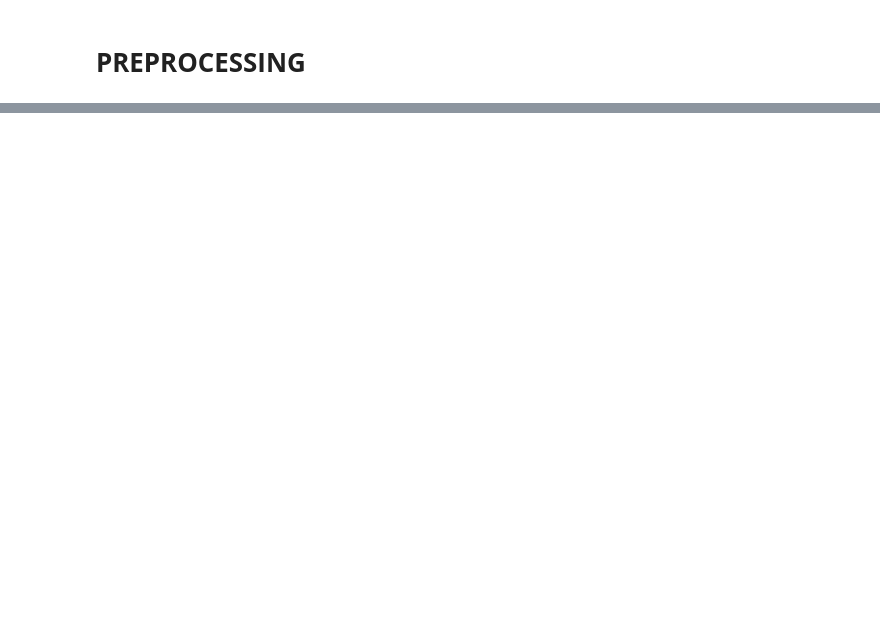
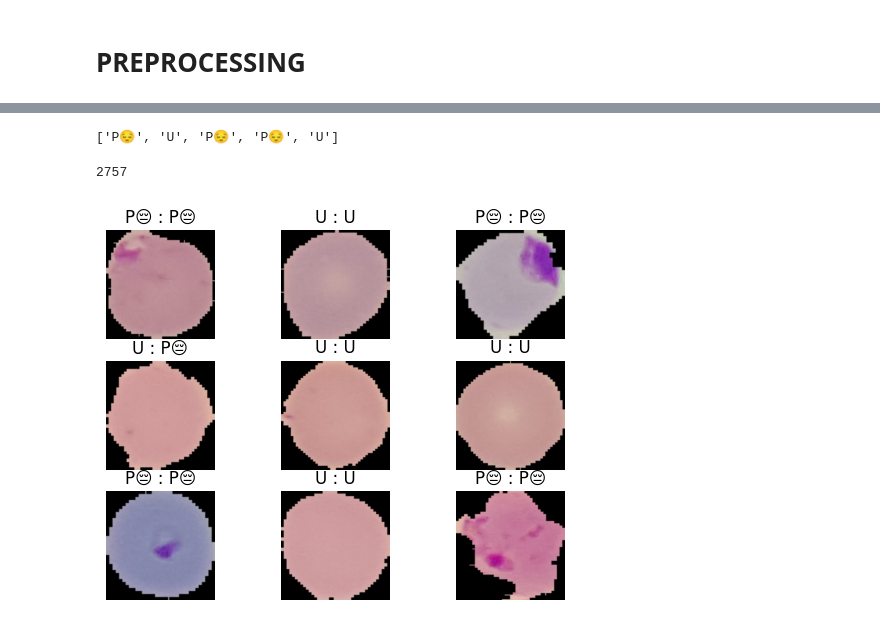
Before and after one commit to Venchislav/Neural-Networks, a Jupyter notebook: CV/Malaria_Diagnosis.ipynb, the cells around one changed output, grey strips where cells are left out. Cells and saved outputs as stored; diff of their text form; code cells hidden in the pictures; blank space fills up the shorter version.

```diff
--- a/CV/Malaria_Diagnosis.ipynb
+++ b/CV/Malaria_Diagnosis.ipynb
@@ -119,0 +179,7 @@ tf.Tensor(
+# %%
+hist = model.fit(
+    train,
+    validation_data=val,
+    epochs=20,
+    verbose=1
+)
@@ -119,0 +209,2 @@ tf.Tensor(
+# %%
+y_pred = model.predict(test)
@@ -119,0 +223,6 @@ tf.Tensor(
+# %%
+def parasite_or_not(img):
+  if img < 0.5:
+    return 'P😔'
+  else:
+    return 'U'
@@ -119,0 +239,21 @@ tf.Tensor(
+# %%
+result_labels = []
+
+for i in y_pred:
+  result_labels.append(parasite_or_not(i[0]))
+# %%
+result_labels[:5]
+# %% [output]
+['P😔', 'U', 'P😔', 'P😔', 'U']
+# %%
+len(result_labels)
+# %% [output]
+2757
+# %%
+for i, (img, label) in enumerate(test.take(9)):
+  ax = plt.subplot(3, 3, i + 1)
+  plt.axis('off')
+  plt.title(f'{parasite_or_not(label.numpy()[0])} : {str(result_labels[i])}')
+  plt.imshow(img[0]);
+# %% [output]
+[figure, added]
```
Also changed, not shown: parts of 19 cells of this notebook.
